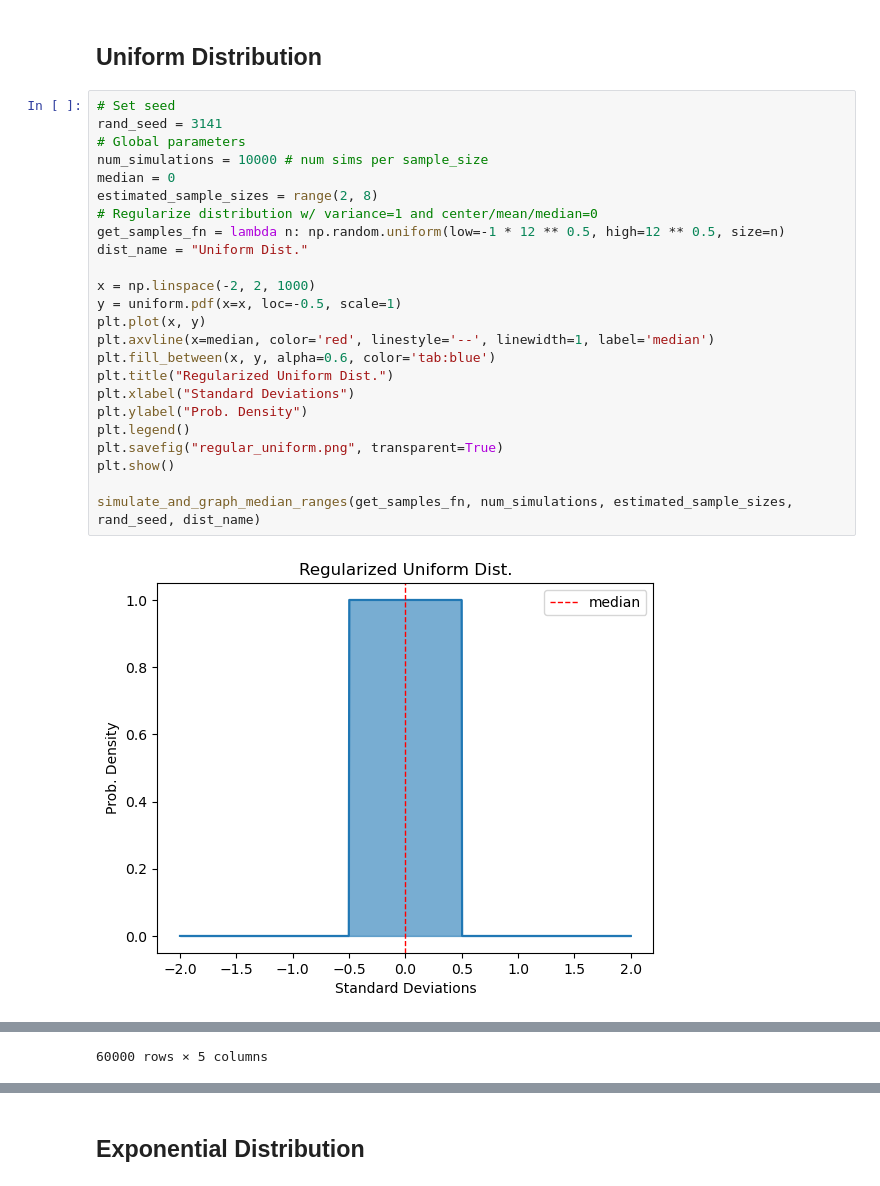
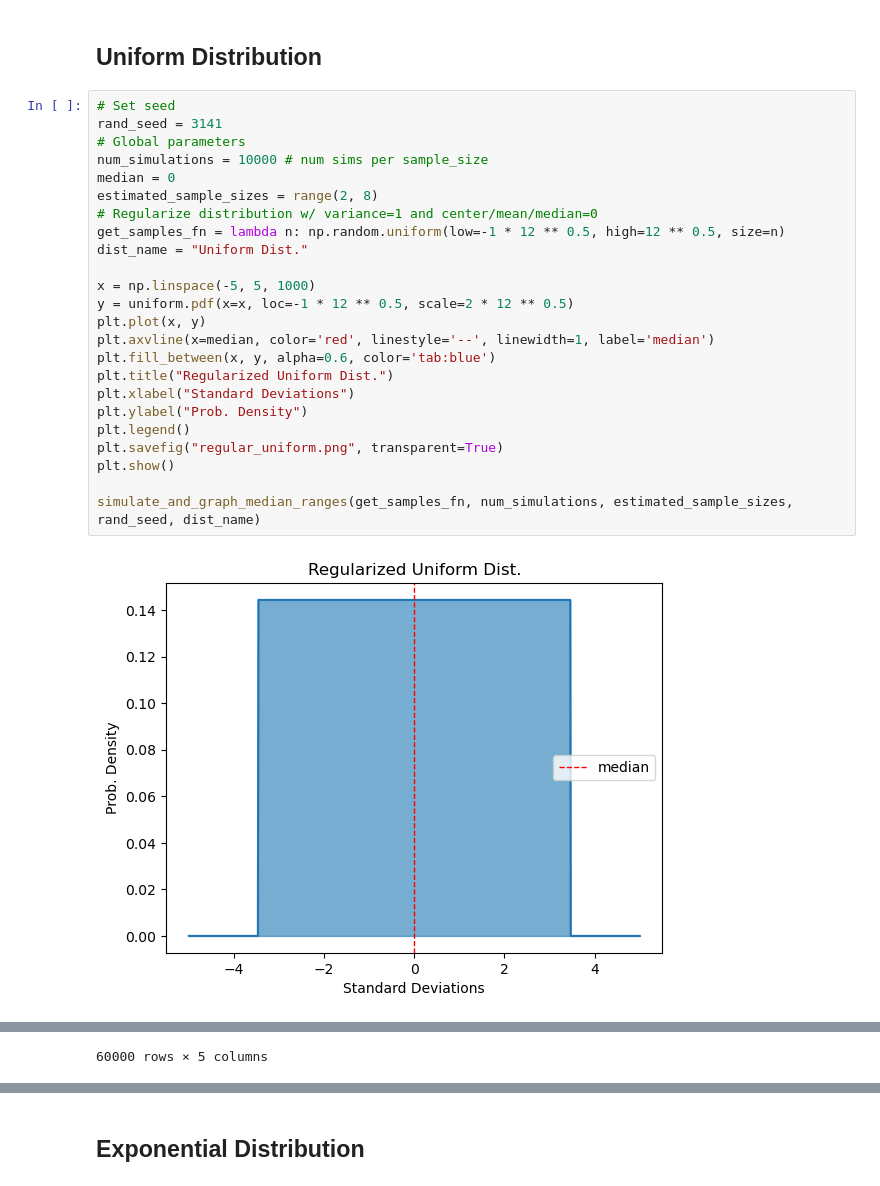
Before and after one commit to ohmurphy/median_finding, a Jupyter notebook: median_finding_eval.ipynb, the cells around one changed output, grey strips where cells are left out. Drawn from its saved outputs; the diff is of its cells as text.

Commit message:
updated normal uniform dist img to be accurate to simulated data (ie actual match regularization)

```diff
--- a/median_finding_eval.ipynb
+++ b/median_finding_eval.ipynb
@@ -104,29 +104,29 @@ simulate_and_graph_median_ranges(get_samples_fn, num_simulations, estimated_samp
 # %%
 # Set seed
 rand_seed = 3141
 # Global parameters
 num_simulations = 10000 # num sims per sample_size
 median = 0
 estimated_sample_sizes = range(2, 8)
 # Regularize distribution w/ variance=1 and center/mean/median=0
 get_samples_fn = lambda n: np.random.uniform(low=-1 * 12 ** 0.5, high=12 ** 0.5, size=n)
 dist_name = "Uniform Dist."
 
-x = np.linspace(-2, 2, 1000)
-y = uniform.pdf(x=x, loc=-0.5, scale=1)
+x = np.linspace(-5, 5, 1000)
+y = uniform.pdf(x=x, loc=-1 * 12 ** 0.5, scale=2 * 12 ** 0.5)
 plt.plot(x, y)
 plt.axvline(x=median, color='red', linestyle='--', linewidth=1, label='median')
 plt.fill_between(x, y, alpha=0.6, color='tab:blue')
 plt.title("Regularized Uniform Dist.")
 plt.xlabel("Standard Deviations")
 plt.ylabel("Prob. Density")
 plt.legend()
 plt.savefig("regular_uniform.png", transparent=True)
 plt.show()
 
 simulate_and_graph_median_ranges(get_samples_fn, num_simulations, estimated_sample_sizes, rand_seed, dist_name)
 # %% [output]
-[figure, old version]
+[figure, new version]
 |  | sample_size | sample_max | sample_min | sample_range | median_in_sample_range |
 | 0 | 2.0 | 0.855728 | -2.838522 | 3.694250 | 1.0 |
 | 1 | 2.0 | 2.313110 | -0.711147 | 3.024257 | 1.0 |
```
Also changed, not shown: 1 other file.
